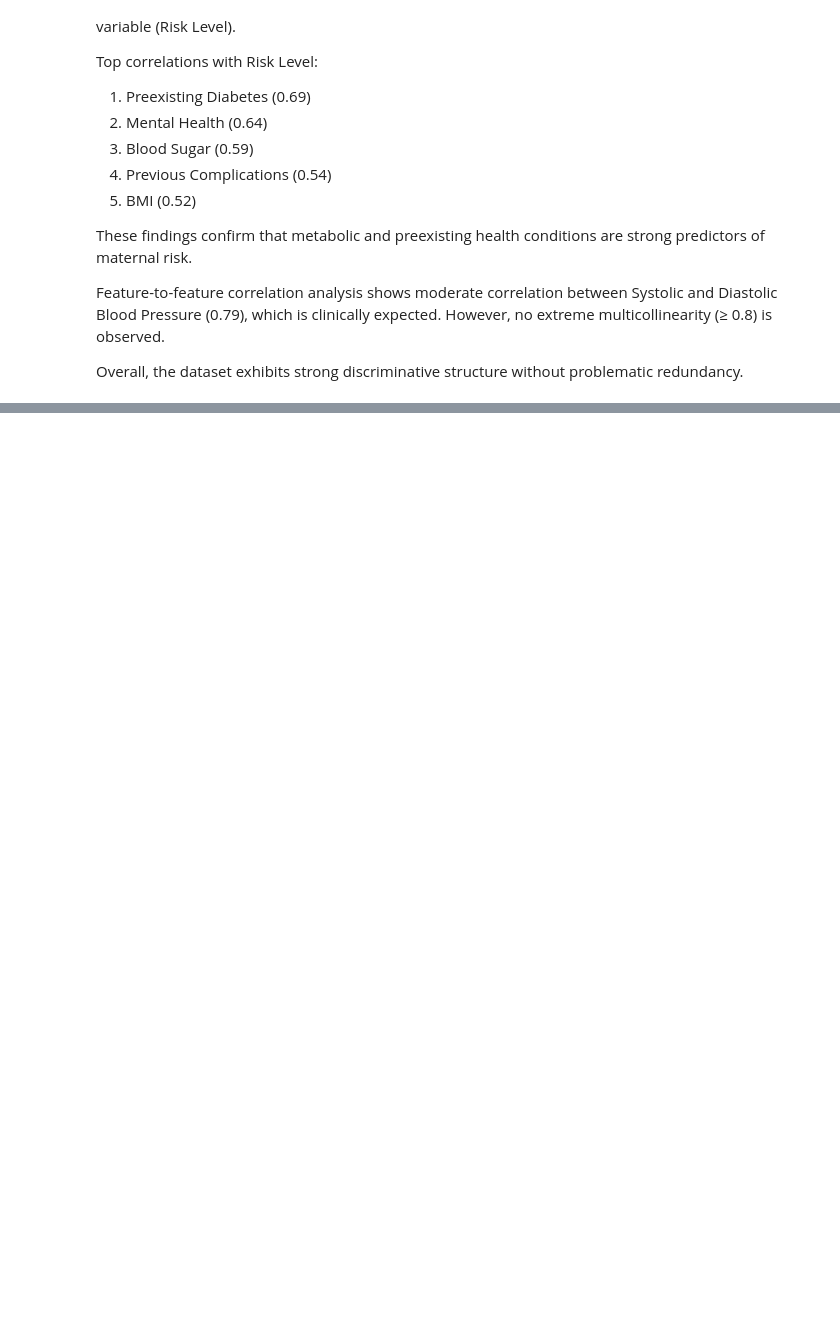
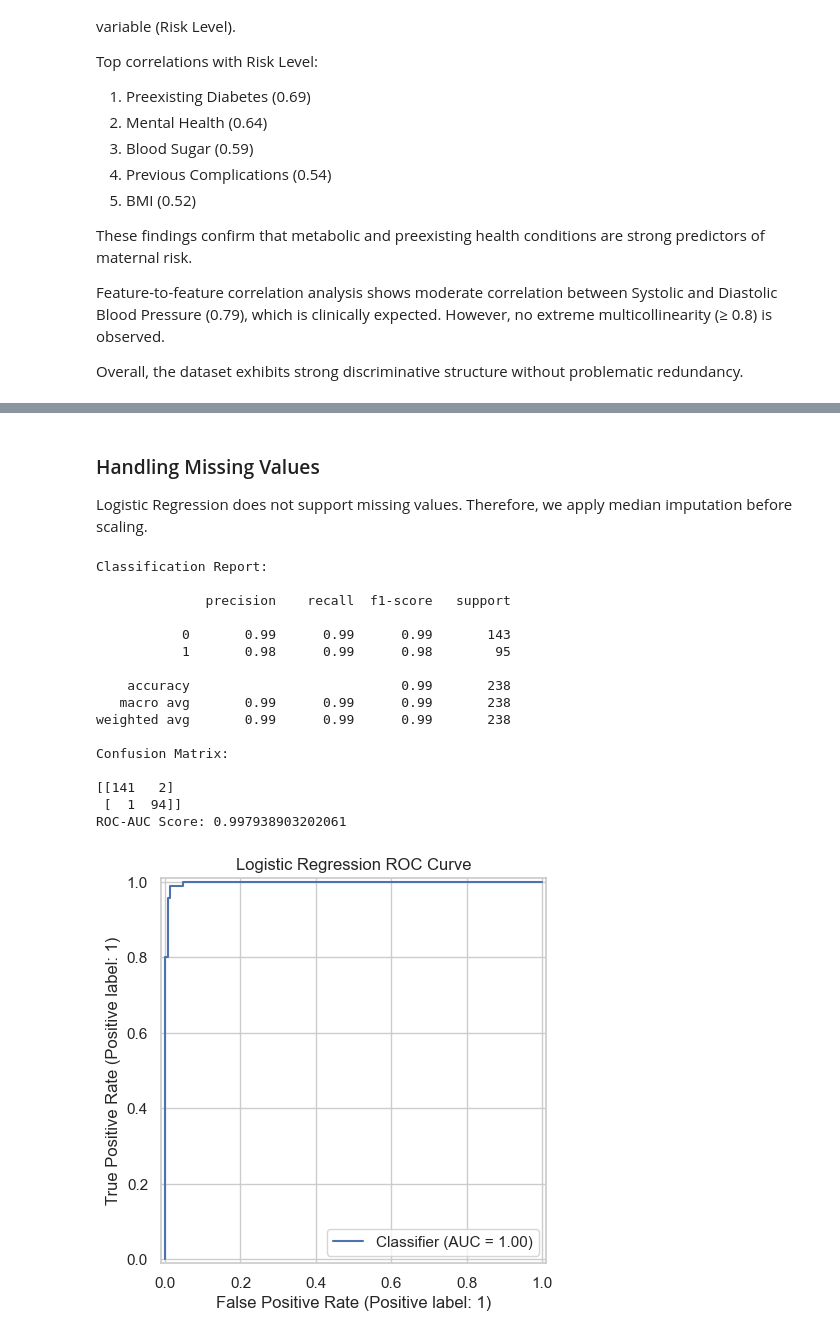
Before and after one commit to rumeysayk/pcos-maternal-risk-modeling, a Jupyter notebook: notebooks/Maternal_Risk_Modeling_Final.ipynb, the cells around one changed output, grey strips where cells are left out. Saved outputs shown, nothing was run; the diff lists cells and outputs as text; code cells hidden in the pictures; blank space fills up the shorter version.

Commit message:
Complete maternal risk modeling pipeline with SHAP analysis and model comparison.

```diff
--- a/notebooks/Maternal_Risk_Modeling_Final.ipynb
+++ b/notebooks/Maternal_Risk_Modeling_Final.ipynb
@@ -290,0 +349,6 @@ Overall, the dataset exhibits strong discriminative structure without problemati
+# %%
+# Encode target variable
+df["Risk_Level"] = df["Risk Level"].map({"Low": 0, "High": 1})
+
+print("Target distribution after encoding:")
+print(df["Risk_Level"].value_counts())
@@ -290,0 +366,9 @@ Overall, the dataset exhibits strong discriminative structure without problemati
+# %%
+# Remove rows where target is missing
+df = df.dropna(subset=["Risk Level"])
+
+# Re-encode target
+df["Risk_Level"] = df["Risk Level"].map({"Low": 0, "High": 1})
+
+print("Updated target distribution:")
+print(df["Risk_Level"].value_counts())
@@ -290,0 +443,62 @@ Overall, the dataset exhibits strong discriminative structure without problemati
+# %% [markdown]
+### Handling Missing Values
+
+Logistic Regression does not support missing values.
+Therefore, we apply median imputation before scaling.
+# %%
+from sklearn.pipeline import Pipeline
+from sklearn.preprocessing import StandardScaler
+from sklearn.linear_model import LogisticRegression
+from sklearn.impute import SimpleImputer
+from sklearn.metrics import (
+    classification_report,
+    confusion_matrix,
+    roc_auc_score,
+    RocCurveDisplay
+)
+
+# Build pipeline with imputation
+log_model = Pipeline([
+    ("imputer", SimpleImputer(strategy="median")),
+    ("scaler", StandardScaler()),
+    ("classifier", LogisticRegression(max_iter=1000, random_state=42))
+])
+
+# Train model
+log_model.fit(X_train, y_train)
+
+# Predictions
+y_pred = log_model.predict(X_test)
+y_prob = log_model.predict_proba(X_test)[:, 1]
+
+# Evaluation
+print("Classification Report:\n")
+print(classification_report(y_test, y_pred))
+
+print("Confusion Matrix:\n")
+print(confusion_matrix(y_test, y_pred))
+
+print("ROC-AUC Score:", roc_auc_score(y_test, y_prob))
+
+# ROC Curve
+RocCurveDisplay.from_predictions(y_test, y_prob)
+plt.title("Logistic Regression ROC Curve")
+plt.show()
+# %% [output]
+Classification Report:
+
+              precision    recall  f1-score   support
+
+           0       0.99      0.99      0.99       143
+           1       0.98      0.99      0.98        95
+
+    accuracy                           0.99       238
+   macro avg       0.99      0.99      0.99       238
+weighted avg       0.99      0.99      0.99       238
+
+Confusion Matrix:
+
+[[141   2]
+ [  1  94]]
+ROC-AUC Score: 0.997938903202061
+[figure, added]
```
Also changed, not shown: parts of 17 cells of this notebook, 2 other files.
